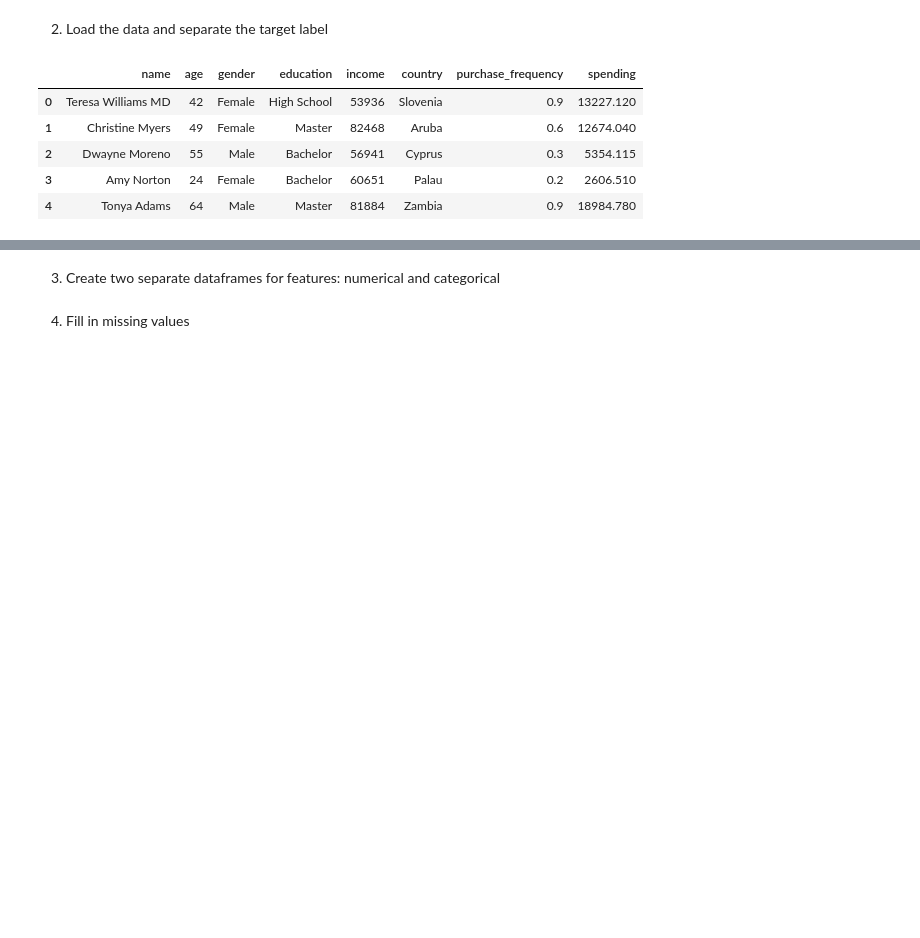
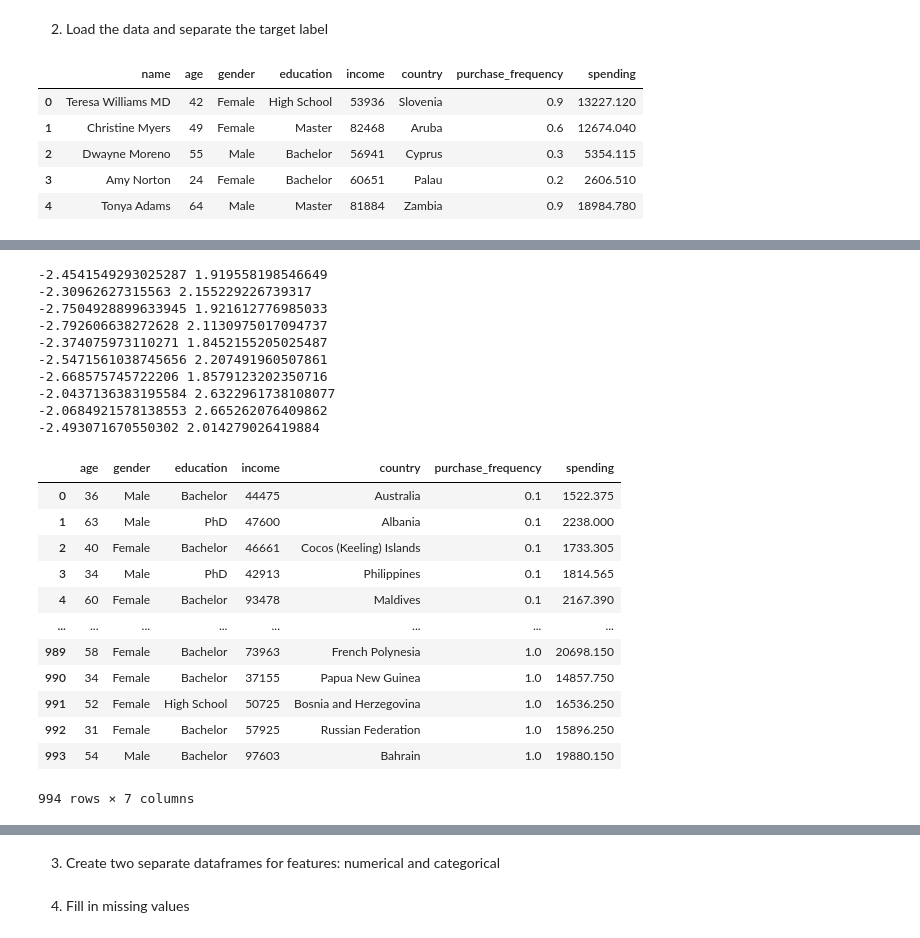
Before and after one commit to aminsamir45/ML-Projects, a Jupyter notebook: Salary Prediction/salary_model.ipynb, the cells around one changed output, grey strips where cells are left out. Cells and saved outputs as stored; diff of their text form; code cells hidden in the pictures; blank space fills up the shorter version.

```diff
--- a/Salary Prediction/salary_model.ipynb
+++ b/Salary Prediction/salary_model.ipynb
@@ -47,0 +82,46 @@ memory usage: 54.8+ KB
+# %%
+# for each purchase frequency 0 - 1.0, we want to remove outliers with a z-score of > 3
+
+grouped_df = df.groupby('purchase_frequency')
+
+# Create an empty list to store the filtered DataFrames
+filtered_dfs = []
+
+# Iterate over each purchase frequency group
+for freq, group in grouped_df:
+    # Calculate mean and standard deviation for the current frequency group
+    mean = group['spending'].mean()
+    std = group['spending'].std()
+    group['z_score'] = (group['spending'] - mean) / std
+    print(group['z_score'].min(), group['z_score'].max())
+    filtered_group = group[~((group['z_score'] > 2.5) | (group['z_score'] < -2.6))]
+    filtered_dfs.append(filtered_group)
+
+# Concatenate the filtered DataFrames
+df_filtered = pd.concat(filtered_dfs).drop(['z_score','name'], axis=1)
+df_filtered = df_filtered.reset_index(drop=True)
+df_filtered
+# %% [output]
+-2.4541549293025287 1.919558198546649
+-2.30962627315563 2.155229226739317
+-2.7504928899633945 1.921612776985033
+-2.792606638272628 2.1130975017094737
+-2.374075973110271 1.8452155205025487
+-2.5471561038745656 2.207491960507861
+-2.668575745722206 1.8579123202350716
+-2.0437136383195584 2.6322961738108077
+-2.0684921578138553 2.665262076409862
+-2.493071670550302 2.014279026419884
+|  | age | gender | education | income | country | purchase_frequency | spending |
+| 0 | 36 | Male | Bachelor | 44475 | Australia | 0.1 | 1522.375 |
+| 1 | 63 | Male | PhD | 47600 | Albania | 0.1 | 2238.000 |
+| 2 | 40 | Female | Bachelor | 46661 | Cocos (Keeling) Islands | 0.1 | 1733.305 |
+| 3 | 34 | Male | PhD | 42913 | Philippines | 0.1 | 1814.565 |
+| 4 | 60 | Female | Bachelor | 93478 | Maldives | 0.1 | 2167.390 |
+| ... | ... | ... | ... | ... | ... | ... | ... |
+| 989 | 58 | Female | Bachelor | 73963 | French Polynesia | 1.0 | 20698.150 |
+| 990 | 34 | Female | Bachelor | 37155 | Papua New Guinea | 1.0 | 14857.750 |
+| 991 | 52 | Female | High School | 50725 | Bosnia and Herzegovina | 1.0 | 16536.250 |
+| 992 | 31 | Female | Bachelor | 57925 | Russian Federation | 1.0 | 15896.250 |
+| 993 | 54 | Male | Bachelor | 97603 | Bahrain | 1.0 | 19880.150 |
+994 rows × 7 columns
```
Also changed, not shown: parts of 22 cells of this notebook, 6 other files.
